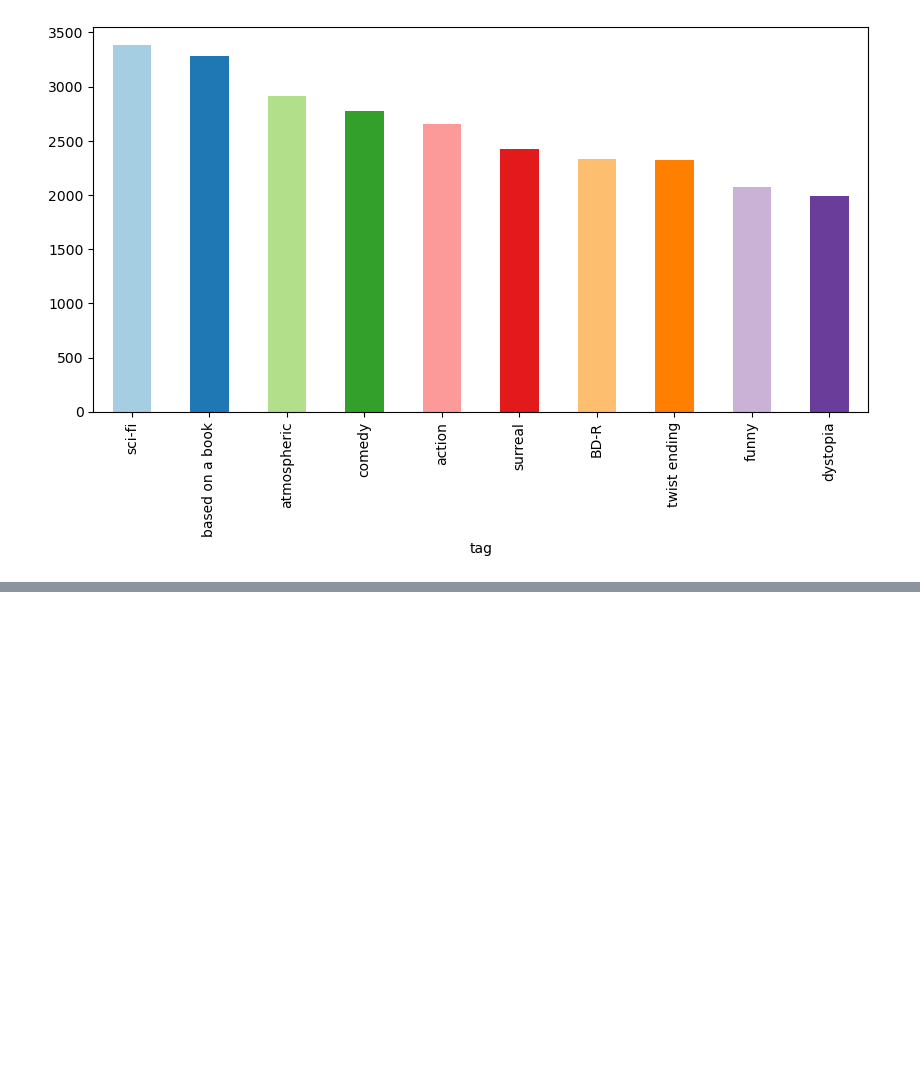
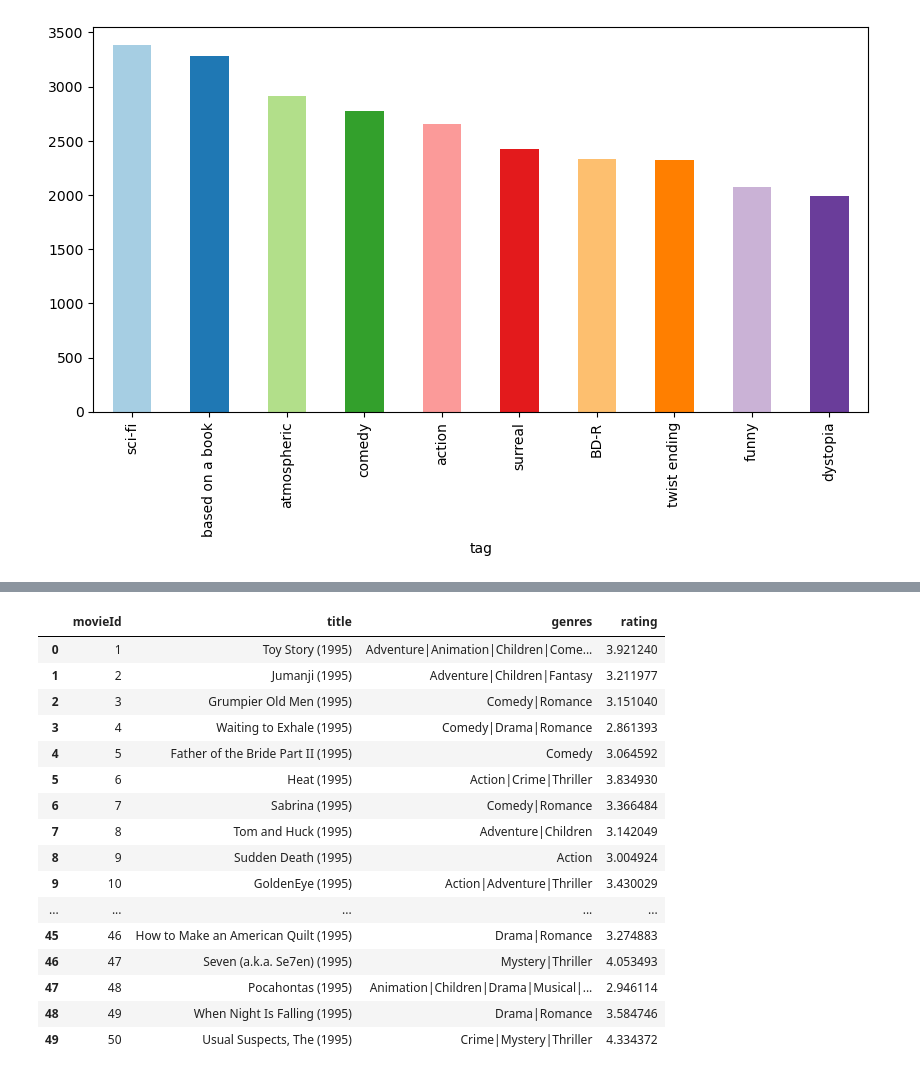
Before and after one commit to csairamvenkat/PYTHON_BIGINNER, a Jupyter notebook: Libraries/Kaggle/Imdb Analysis Using Pandas.ipynb, the cells around one changed output, grey strips where cells are left out. Drawn from its saved outputs; the diff is of its cells as text; code cells hidden in the pictures; blank space fills up the shorter version.

```diff
--- a/Libraries/Kaggle/Imdb Analysis Using Pandas.ipynb
+++ b/Libraries/Kaggle/Imdb Analysis Using Pandas.ipynb
@@ -387,0 +654,4 @@ plt.show()
+# %%
+# improvised code for above---select only ratings instead of deleting userId as mean is calculated unecessarily for it aswell
+avg_ratings = ratings.groupby('movieId', as_index=False)['rating'].mean()  # Only compute mean for 'rating'
+avg_ratings.head()
@@ -387,0 +665,3 @@ plt.show()
+# %%
+box_office = movies.merge(avg_ratings, on='movieId', how='inner')
+box_office.tail()
@@ -387,0 +686,20 @@ plt.show()
+# %%
+box_office.head(50)
+# %% [output]
+|  | movieId | title | genres | rating |
+| 0 | 1 | Toy Story (1995) | Adventure|Animation|Children|Come... | 3.921240 |
+| 1 | 2 | Jumanji (1995) | Adventure|Children|Fantasy | 3.211977 |
+| 2 | 3 | Grumpier Old Men (1995) | Comedy|Romance | 3.151040 |
+| 3 | 4 | Waiting to Exhale (1995) | Comedy|Drama|Romance | 2.861393 |
+| 4 | 5 | Father of the Bride Part II (1995) | Comedy | 3.064592 |
+| 5 | 6 | Heat (1995) | Action|Crime|Thriller | 3.834930 |
+| 6 | 7 | Sabrina (1995) | Comedy|Romance | 3.366484 |
+| 7 | 8 | Tom and Huck (1995) | Adventure|Children | 3.142049 |
+| 8 | 9 | Sudden Death (1995) | Action | 3.004924 |
+| 9 | 10 | GoldenEye (1995) | Action|Adventure|Thriller | 3.430029 |
+| ... | ... | ... | ... | ... |
+| 45 | 46 | How to Make an American Quilt (1995) | Drama|Romance | 3.274883 |
+| 46 | 47 | Seven (a.k.a. Se7en) (1995) | Mystery|Thriller | 4.053493 |
+| 47 | 48 | Pocahontas (1995) | Animation|Children|Drama|Musical|... | 2.946114 |
+| 48 | 49 | When Night Is Falling (1995) | Drama|Romance | 3.584746 |
+| 49 | 50 | Usual Suspects, The (1995) | Crime|Mystery|Thriller | 4.334372 |
```
Also changed, not shown: parts of 51 cells of this notebook, 1 other file.
